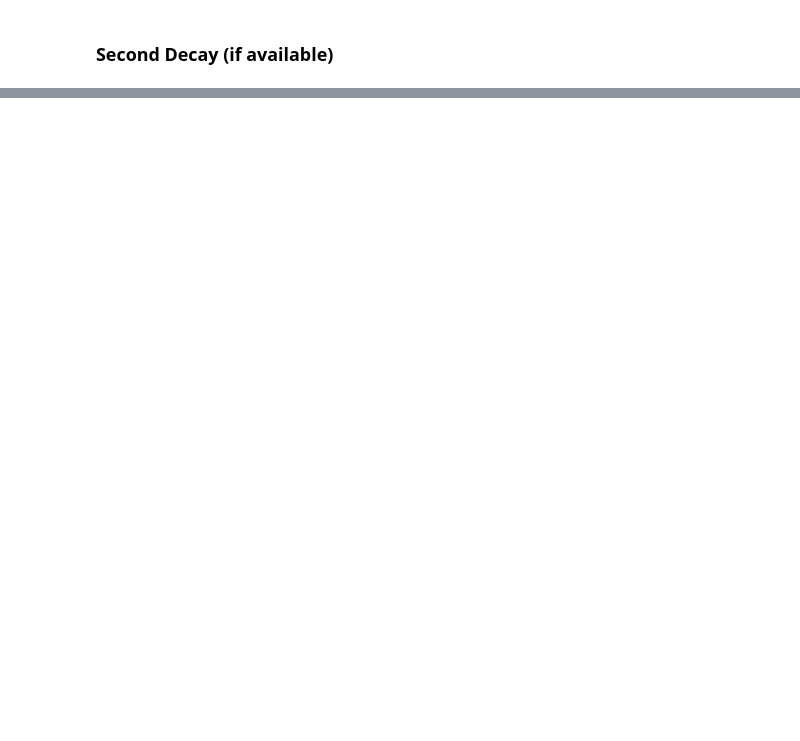
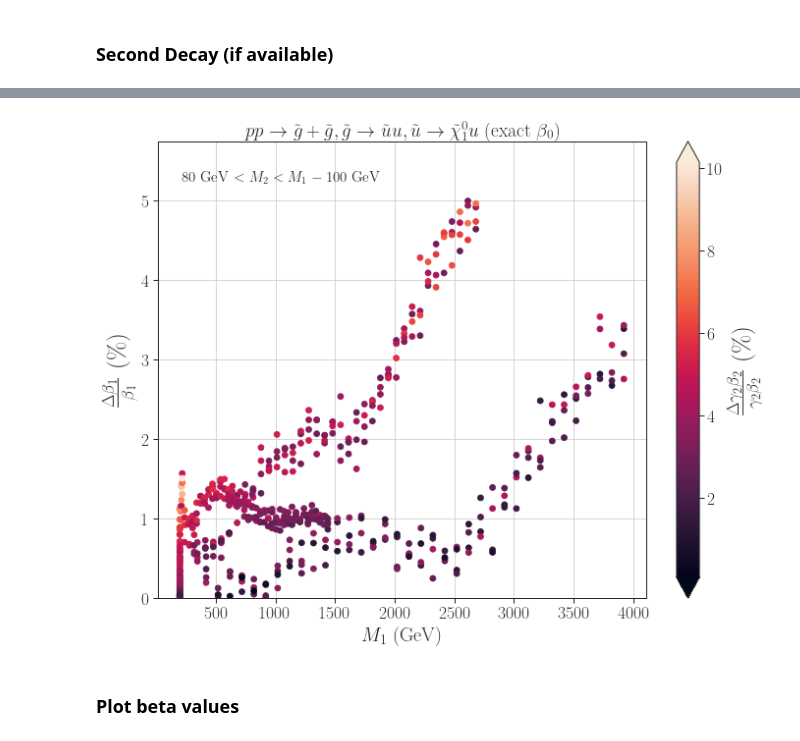
Before and after one commit to andlessa/boostingLLPs, a Jupyter notebook: validation/validationPlots.ipynb, the cells around one changed output, grey strips where cells are left out. Drawn from its saved outputs; the diff is of its cells as text; code cells hidden in the pictures; blank space fills up the shorter version.

```diff
--- a/validation/validationPlots.ipynb
+++ b/validation/validationPlots.ipynb
@@ -189,0 +264,32 @@ if len(GammaBetas) > 2:
+# %%
+if 'gb_2' in dataAna.columns and 'M2' in dataAna.columns:
+    x = dataAna['M1'] # M1
+    y = 100*np.abs(dataAnaP['b_1']-data['b_1'])/data['b_1']
+    z = 100*np.abs(dataAnaP['gb_2']-data['gb_2'])/data['gb_2']
+
+    xlabel = r'$M_1$ (GeV)'
+    ylabel = r'$\frac{\Delta \beta_1}{\beta_1}$ (\%)'
+    zlabel = r'$\frac{\Delta \gamma_2 \beta_2}{\gamma_2 \beta_2}$ (\%)'
+    title = processLatexLabels[process]+ r' (exact $\beta_0$)'
+    diffM = dataAna['M1']-dataAna['M2']
+    text = r'%1.0f GeV $< M_2 < M_1 - %1.0f$ GeV' %(dataAna['M2'].min(),diffM.min())
+
+    plt.scatter(x,y,c=z,s=35)
+    cb = plt.colorbar(extend='both')
+    cb.set_label(label=zlabel,fontsize=25)
+    plt.xlabel(xlabel,fontsize=20)
+    plt.ylabel(ylabel,fontsize=25)
+    plt.title(title)
+    plt.text(1.05*min(x),1.05*max(y),text,fontsize=15)
+    plt.ylim(0,1.15*y.max())
+
+    plt.grid(True)
+    plt.tight_layout()
+    figname = processShortLabels[madGraphOutput]+'_2ndDecay_exact.png'
+
+    ff = plt.savefig(figname, format='png')
+    plt.show()
+# %% [output]
+[figure, added]
+# %% [markdown]
+### Plot beta values
```
Also changed, not shown: parts of 15 cells of this notebook, 29 other files.
